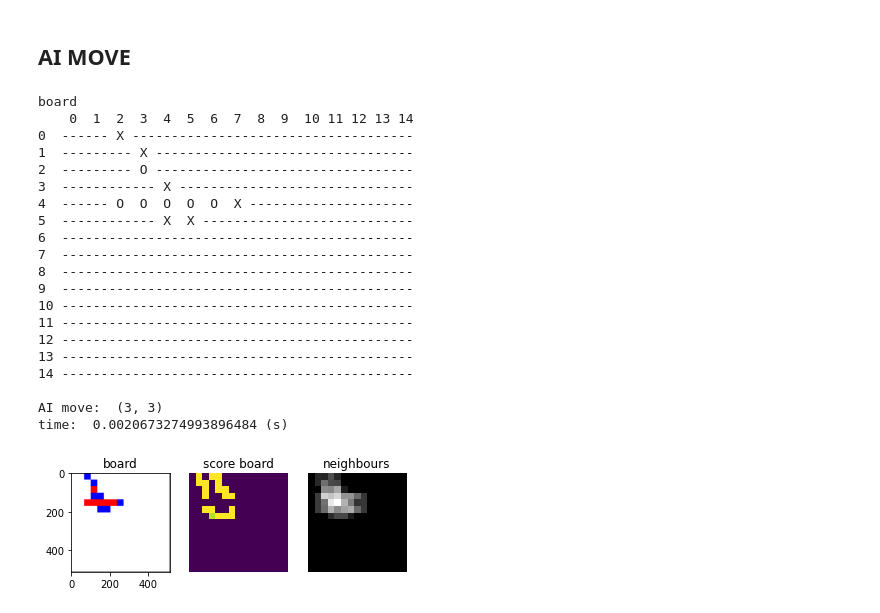
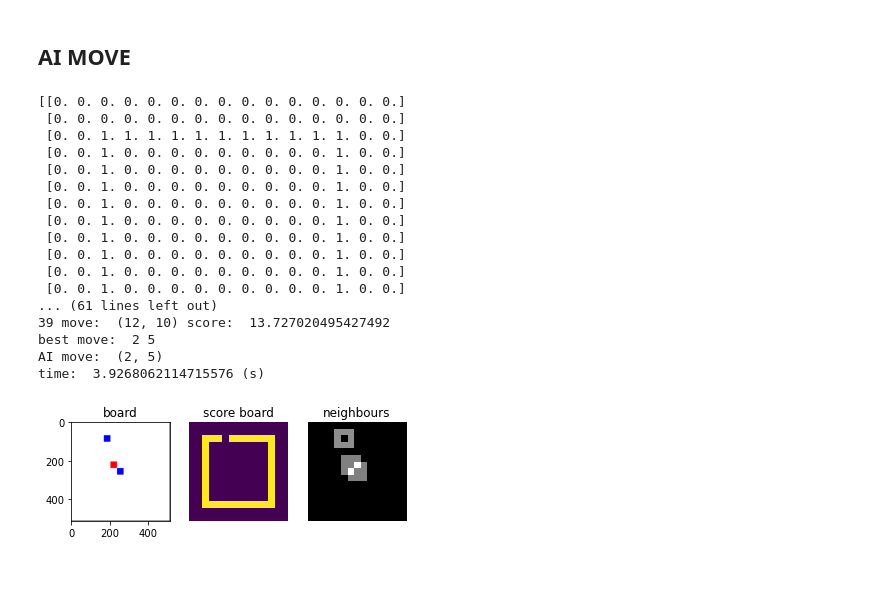
Before and after one commit to COLVERTYETY/tdDATASCIENCEAI, a Jupyter notebook: gommoku/gui/google.ipynb, the cells around one changed output. Drawn from its saved outputs; the diff is of its cells as text; code cells hidden in the pictures; blank space fills up the shorter version.

```diff
--- a/gommoku/gui/google.ipynb
+++ b/gommoku/gui/google.ipynb
@@ -177,10 +177,10 @@ def convolution_score(board,player):
     val+= np.sum(cv2m(board_.astype('uint8'),  p*otherdiag.astype('uint8'),method=cv2.TM_SQDIFF, mask=otherdiag.astype('uint8'))**4)
     val+= np.sum(cv2m(board_.astype('uint8'),  p*eye3.astype('uint8'),method=cv2.TM_SQDIFF, mask=eye3_mask.astype('uint8')))
     val+= np.sum(cv2m(board_.astype('uint8'),  p*cross3.astype('uint8'),method=cv2.TM_SQDIFF, mask=cross3.astype('uint8')))
-    # val+=np.sum(cv2m(board_.astype('uint8'),   p*line.astype('uint8'),method=cv2.TM_SQDIFF, mask=seq.astype('uint8')))
-    # val+=np.sum(cv2m(board_.T.astype('uint8'), p*line.astype('uint8'),method=cv2.TM_SQDIFF, mask=seq.astype('uint8')))
-    # val+=np.sum(cv2m(board_.astype('uint8'),   p*line_diag.astype('uint8'),method=cv2.TM_SQDIFF, mask=diag.astype('uint8')))
-    # val+=np.sum(cv2m(board_.astype('uint8'),   p*line_otherdiag.astype('uint8'),method=cv2.TM_SQDIFF, mask=otherdiag.astype('uint8')))
+    val+=np.sum(cv2m(board_.astype('uint8'),   p*line.astype('uint8'),method=cv2.TM_SQDIFF, mask=seq.astype('uint8')))
+    val+=np.sum(cv2m(board_.T.astype('uint8'), p*line.astype('uint8'),method=cv2.TM_SQDIFF, mask=seq.astype('uint8')))
+    val+=np.sum(cv2m(board_.astype('uint8'),   p*line_diag.astype('uint8'),method=cv2.TM_SQDIFF, mask=diag.astype('uint8')))
+    val+=np.sum(cv2m(board_.astype('uint8'),   p*line_otherdiag.astype('uint8'),method=cv2.TM_SQDIFF, mask=otherdiag.astype('uint8')))
     return (val**2)  # caus lower is better and we want highr
 # %%
 # @jit
@@ -234,7 +234,7 @@ def alpha_beta_prunning(board, neighbours,player, alpha, beta, depth, idx):
     # moves = (np.append(moves[0], temp[0]), np.append(moves[1], temp[1]))
     # idx = explore_convolve(board,player,10)
     # iss = np.random.randint(0,idx[0].shape[0],nmoves)
-    moves = get_moves(board, neighbours,50)
+    moves = get_moves(board, neighbours,10+7*depth)
     # check if any move is terminal
     for i in range(len(moves[0])):
         move = (moves[0][i],moves[1][i])
@@ -264,11 +264,19 @@ def alpha_beta_prunning(board, neighbours,player, alpha, beta, depth, idx):
     return alpha
 # %%
 
-def solve(board,neighbours,player, last_x, last_y):
+def solve(board,neighbours_,player, last_x, last_y):
     # get remaining depth
     # player = -player
-
+    neighbours = neighbours_.copy()
     remaining = 120 - len(np.where(board != 0)[0])
+    if remaining == 120:
+        return (8,8)
+    if remaining==118:
+        # neighbours = np.zeros((15,15))
+        neighbours[2:13,2:13] = 1
+        neighbours[3:12,3:12] = 0
+        score_board[3:12,3:12] = 0
+        print(neighbours)
     depth = min(remaining,4)
     # get neighbours
     # get the indexes of the empty cells
@@ -310,7 +318,7 @@ def solve(board,neighbours,player, last_x, last_y):
         board[move] = 0
     # better moves
     if len(np.where(score_board!=0)[0])>0:
-        moves = get_score_move(board,10)
+        moves = get_score_move(board,5)
         temp = (get_moves(board, neighbours,30))
         # if len(temp[0])>50:
         #     temp = (get_moves(board, neighbours,50))
@@ -432,7 +440,7 @@ _t = (t[:, 0] >= 0) * (t[:, 0] < 15) * (t[:, 1] >= 0) * (t[:, 1] < 15)
 # t = np.array((t[::2],t[1::2]))
 t = t[_t]
 t = (t[:,0], t[:,1])
-neighbours[t] += 2
+neighbours[t] += 1
 player = -player
 display()
 draw(board)
@@ -472,53 +480,50 @@ turn+=1
 # print("AI play")
 start = time.time()
 move = solve(board,neighbours,player,0,0)
 end = time.time()
 print("AI move: ", move)
 print("time: ", end-start,"(s)")
 # play
 board[move] = player
 # get neighbours
 move = np.array([move[0],move[1]])
 move = move[:, None]
 t = np.tile(cneighbour.T, move.shape[1]).T + np.repeat(move.T, 8, axis=0)
 _t = (t[:, 0] >= 0) * (t[:, 0] < 15) * (t[:, 1] >= 0) * (t[:, 1] < 15)
 # t = np.array((t[::2],t[1::2]))
 t = t[_t]
 t = (t[:,0], t[:,1])
-neighbours[t] += 2
+neighbours[t] += 1
 neighbours*=0.90
 score_board*=0.5
 score_board[board!=0]=0
 player*=-1
 display()
 draw(board)
 print("time: ", end-start,"(s)")
 print("player: ", player)
 print("evaluations")
 print("player X:",convolution_score(board,1) / convolution_score(board,-1))
 print("player O:",convolution_score(board,-1) / convolution_score(board,1))
 if get_winner(board) != 0:
     print("winner: ", get_winner(board))
 # %% [output]
-board
-    0  1  2  3  4  5  6  7  8  9  10 11 12 13 14
-0  ------ X ------------------------------------
-1  --------- X ---------------------------------
-2  --------- O ---------------------------------
-3  ------------ X ------------------------------
-4  ------ O  O  O  O  O  X ---------------------
-5  ------------ X  X ---------------------------
-6  ---------------------------------------------
-7  ---------------------------------------------
-8  ---------------------------------------------
-9  ---------------------------------------------
-10 ---------------------------------------------
-11 ---------------------------------------------
-12 ---------------------------------------------
-13 ---------------------------------------------
-14 ---------------------------------------------
-
-AI move:  (3, 3)
-time:  0.0020673274993896484 (s)
+[[0. 0. 0. 0. 0. 0. 0. 0. 0. 0. 0. 0. 0. 0. 0.]
+ [0. 0. 0. 0. 0. 0. 0. 0. 0. 0. 0. 0. 0. 0. 0.]
+ [0. 0. 1. 1. 1. 1. 1. 1. 1. 1. 1. 1. 1. 0. 0.]
+ [0. 0. 1. 0. 0. 0. 0. 0. 0. 0. 0. 0. 1. 0. 0.]
+ [0. 0. 1. 0. 0. 0. 0. 0. 0. 0. 0. 0. 1. 0. 0.]
+ [0. 0. 1. 0. 0. 0. 0. 0. 0. 0. 0. 0. 1. 0. 0.]
+ [0. 0. 1. 0. 0. 0. 0. 0. 0. 0. 0. 0. 1. 0. 0.]
+ [0. 0. 1. 0. 0. 0. 0. 0. 0. 0. 0. 0. 1. 0. 0.]
+ [0. 0. 1. 0. 0. 0. 0. 0. 0. 0. 0. 0. 1. 0. 0.]
+ [0. 0. 1. 0. 0. 0. 0. 0. 0. 0. 0. 0. 1. 0. 0.]
+ [0. 0. 1. 0. 0. 0. 0. 0. 0. 0. 0. 0. 1. 0. 0.]
+ [0. 0. 1. 0. 0. 0. 0. 0. 0. 0. 0. 0. 1. 0. 0.]
+... (61 lines left out)
+39 move:  (12, 10) score:  13.727020495427492
+best move:  2 5
+AI move:  (2, 5)
+time:  3.9268062114715576 (s)
-[figure, old version]
+[figure, new version]
     0  1  2  3  4  5  6  7  8  9  10 11 12 13 14
```
Also changed, not shown: parts of 2 cells of this notebook, 2 other files.
